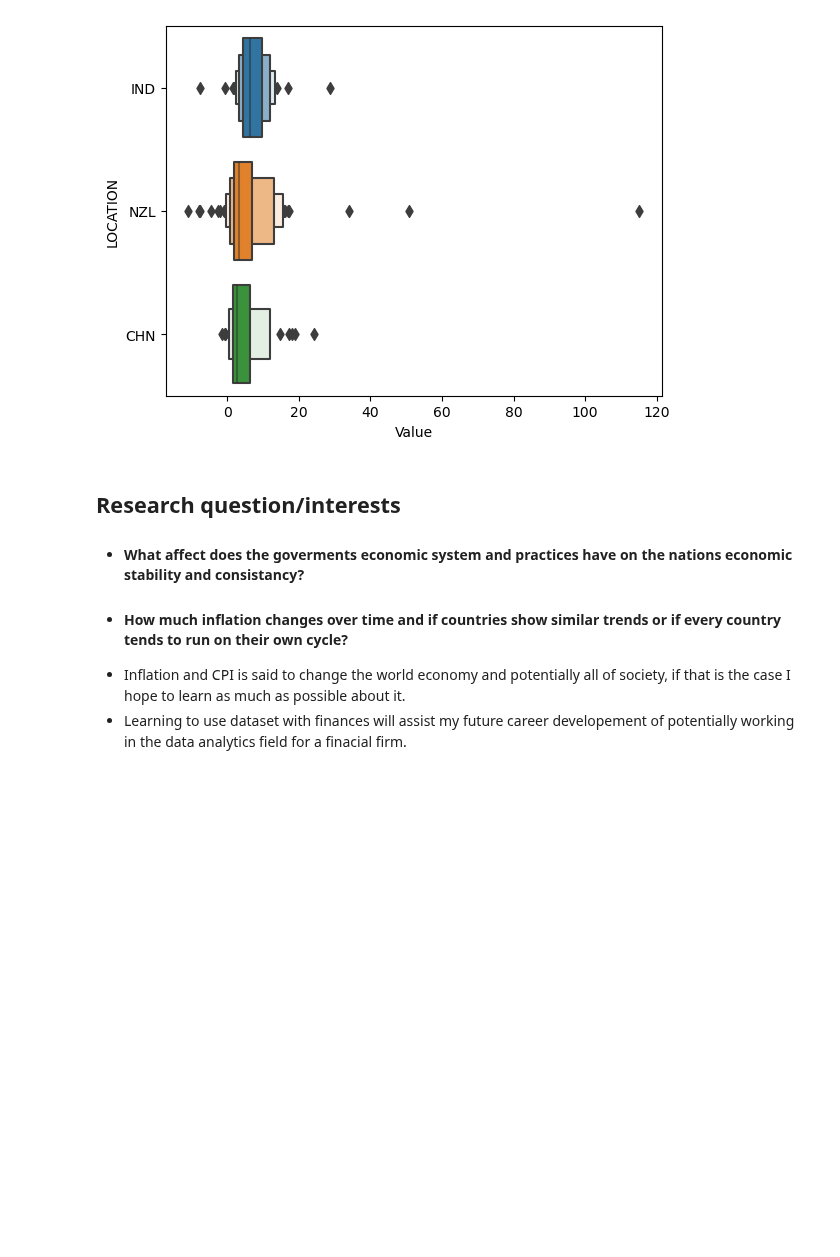
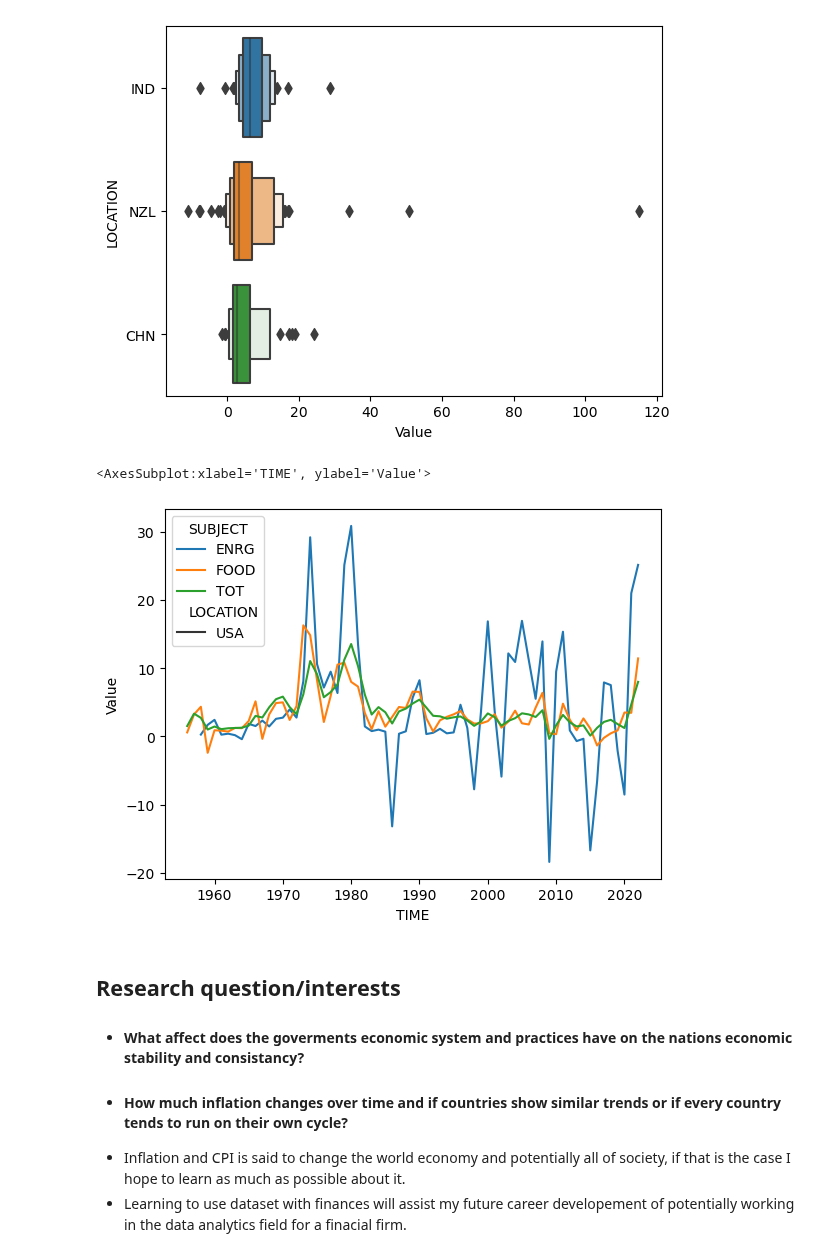
Before and after one commit to ubco-W2022T2-data301/project-group-group19, a Jupyter notebook: analysis/analysis1.ipynb, the cells around one changed output. Saved outputs shown, nothing was run; the diff lists cells and outputs as text; code cells hidden in the pictures; blank space fills up the shorter version.

Commit message:
Done 3 graphs

```diff
--- a/analysis/analysis1.ipynb
+++ b/analysis/analysis1.ipynb
@@ -32,6 +32,8 @@ df.isna().sum()
 dfclean=df.drop(columns=["Flag Codes", "FREQUENCY"])
 #Flag codes is the only column with NaN is not important for our purpose, neither is Frequency
 dfclean=dfclean.drop(dfclean.index[6075:293470])
+df_time_int=pd.to_numeric(dfclean["TIME"])
+dfclean["TIME"]=df_time_int
 print(dfclean)
 # %% [output]
      LOCATION INDICATOR SUBJECT MEASURE  TIME      Value
@@ -128,6 +130,13 @@ sns.boxenplot(data=df_tot_comp, x="Value", y="LOCATION", scale="linear")
 # %% [output]
 <AxesSubplot:xlabel='Value', ylabel='LOCATION'>
 [figure]
+# %%
+df_USA= dfclean.loc[dfclean['LOCATION']=="USA"]
+df_USA.reset_index()
+sns.lineplot(data=df_USA, x= "TIME", y="Value",hue="SUBJECT", style="LOCATION")
+# %% [output]
+<AxesSubplot:xlabel='TIME', ylabel='Value'>
+[figure, added]
 # %% [markdown]
 ## Research question/interests
 
```
Also changed, not shown: parts of 1 cell of this notebook.
